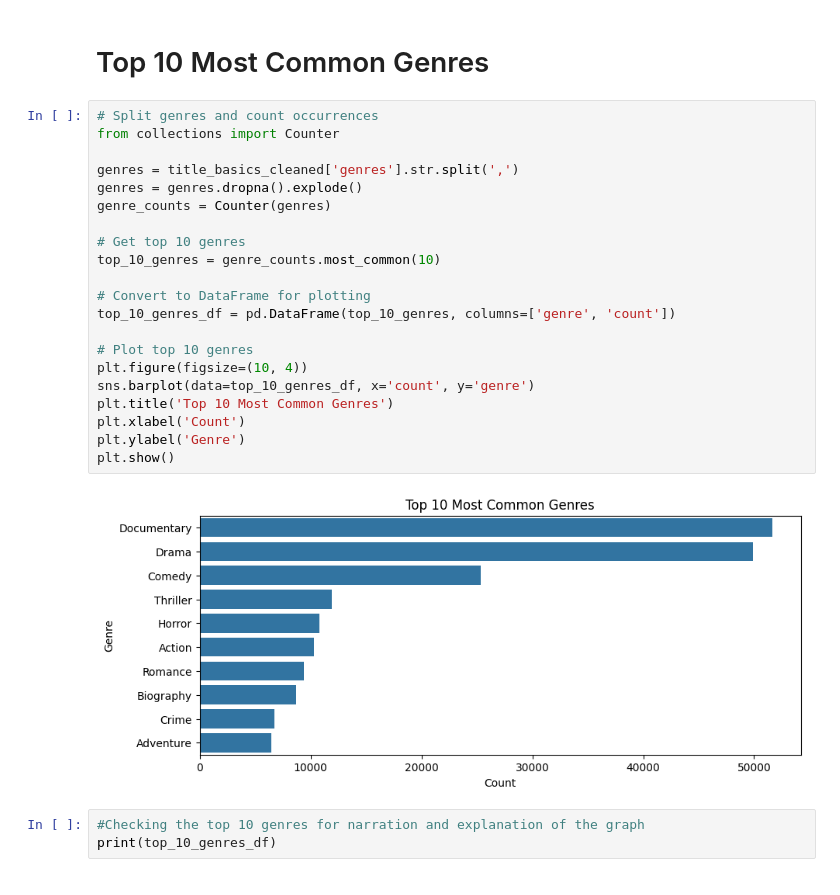
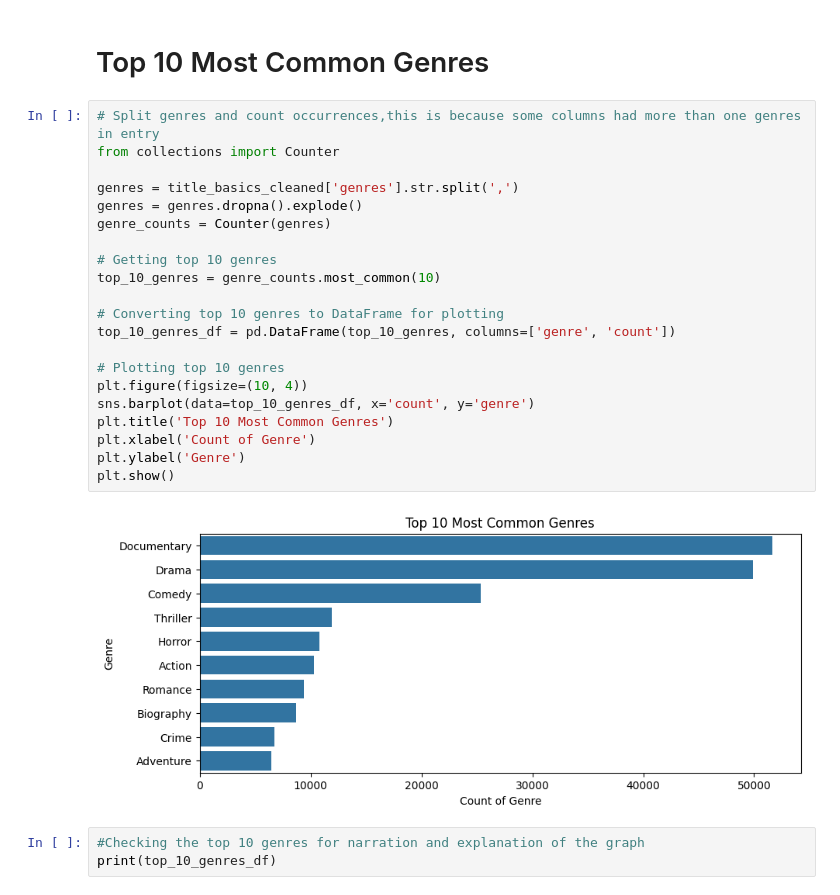
Before and after one commit to Joakim-Nandwa/DVF-PT03-Project-1, a Jupyter notebook: Joakim_Student.ipynb, the cells around one changed output. Drawn from its saved outputs; the diff is of its cells as text.

```diff
--- a/Joakim_Student.ipynb
+++ b/Joakim_Student.ipynb
@@ -597,28 +590,28 @@ plt.show()
 # %% [markdown]
 # Top 10 Most Common Genres
 # %%
-# Split genres and count occurrences
+# Split genres and count occurrences,this is because some columns had more than one genres in entry
 from collections import Counter
 
 genres = title_basics_cleaned['genres'].str.split(',')
 genres = genres.dropna().explode()
 genre_counts = Counter(genres)
 
-# Get top 10 genres
+# Getting top 10 genres
 top_10_genres = genre_counts.most_common(10)
 
-# Convert to DataFrame for plotting
+# Converting top 10 genres to DataFrame for plotting
 top_10_genres_df = pd.DataFrame(top_10_genres, columns=['genre', 'count'])
 
-# Plot top 10 genres
+# Plotting top 10 genres
 plt.figure(figsize=(10, 4))
 sns.barplot(data=top_10_genres_df, x='count', y='genre')
 plt.title('Top 10 Most Common Genres')
-plt.xlabel('Count')
+plt.xlabel('Count of Genre')
 plt.ylabel('Genre')
 plt.show()
 # %% [output]
-[figure, old version]
+[figure, new version]
 # %%
 #Checking the top 10 genres for narration and explanation of the graph
 print(top_10_genres_df)
```
Also changed, not shown: parts of 22 cells of this notebook.
